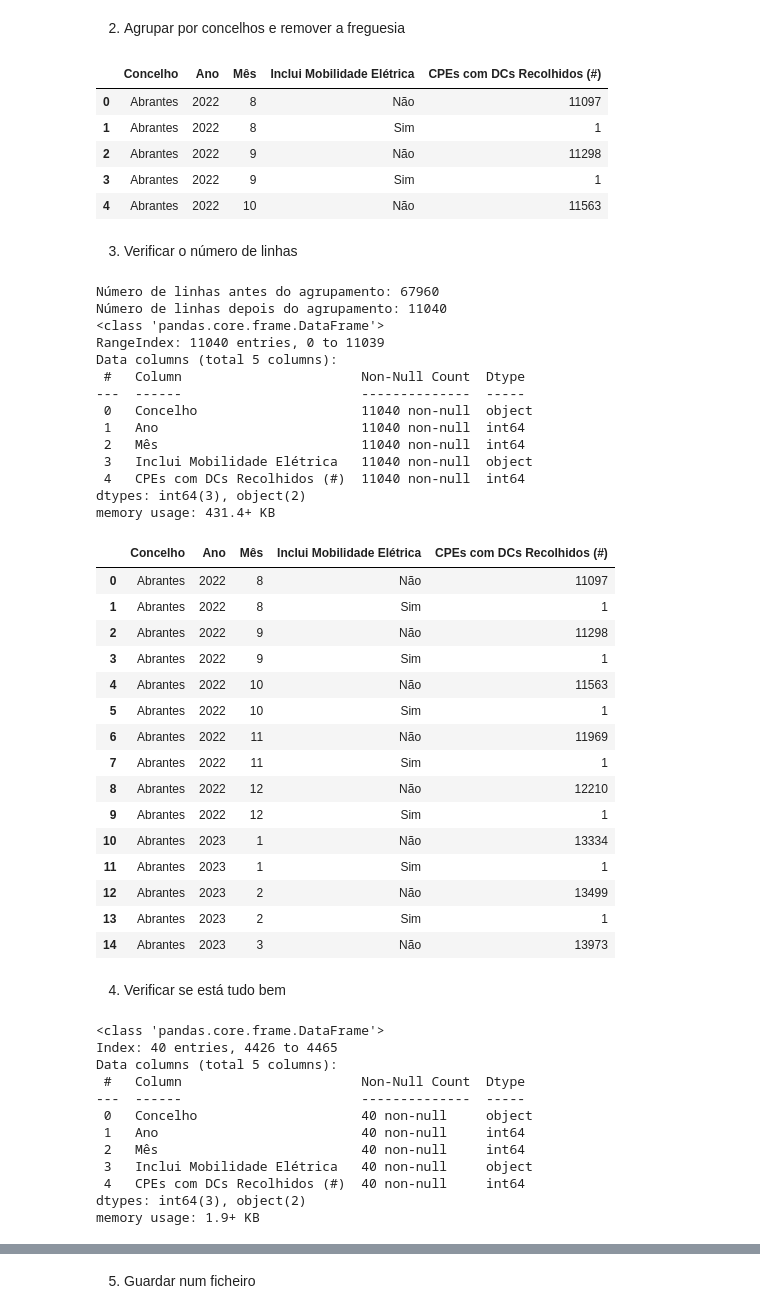
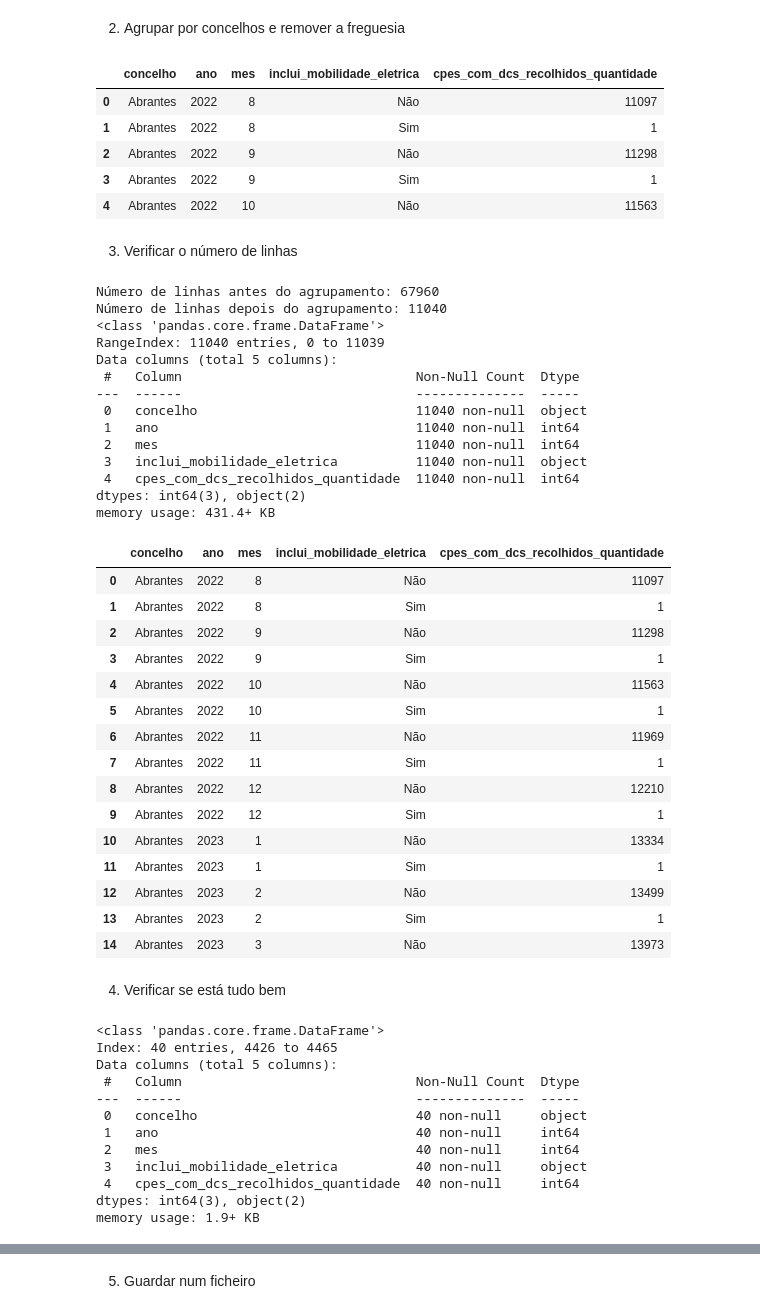
Before and after one commit to kreativermario/Projeto-DECD, a Jupyter notebook: notebooks/tratamento_22_diagrama_de_carga_por_instalacao.ipynb, the cells around one changed output, grey strips where cells are left out. Drawn from its saved outputs; the diff is of its cells as text; code cells hidden in the pictures.

```diff
--- a/notebooks/tratamento_22_diagrama_de_carga_por_instalacao.ipynb
+++ b/notebooks/tratamento_22_diagrama_de_carga_por_instalacao.ipynb
@@ -110,9 +110,10 @@ memory usage: 3.1+ MB
 # %%
 df_agrupado = df_diagrama_de_carga.groupby(['Concelho', 'Ano', 'Mês', 'Inclui Mobilidade Elétrica']).sum().reset_index()
 df_agrupado.drop(columns=['Freguesia'], inplace=True)
+df_agrupado.rename(columns={'Concelho':'concelho', 'Ano':'ano', 'Mês':'mes','Inclui Mobilidade Elétrica': 'inclui_mobilidade_eletrica', 'CPEs com DCs Recolhidos (#)':'cpes_com_dcs_recolhidos_quantidade'}, inplace=True)
 df_agrupado.head()
 # %% [output]
-|  | Concelho | Ano | Mês | Inclui Mobilidade Elétrica | CPEs com DCs Recolhidos (#) |
+|  | concelho | ano | mes | inclui_mobilidade_eletrica | cpes_com_dcs_recolhidos_quantidade |
 | 0 | Abrantes | 2022 | 8 | Não | 11097 |
 | 1 | Abrantes | 2022 | 8 | Sim | 1 |
 | 2 | Abrantes | 2022 | 9 | Não | 11298 |
@@ -140,16 +141,16 @@ Número de linhas depois do agrupamento: 11040
 <class 'pandas.core.frame.DataFrame'>
 RangeIndex: 11040 entries, 0 to 11039
 Data columns (total 5 columns):
- #   Column                       Non-Null Count  Dtype
----  ------                       --------------  -----
- 0   Concelho                     11040 non-null  object
- 1   Ano                          11040 non-null  int64
- 2   Mês                          11040 non-null  int64
- 3   Inclui Mobilidade Elétrica   11040 non-null  object
- 4   CPEs com DCs Recolhidos (#)  11040 non-null  int64
+ #   Column                              Non-Null Count  Dtype
+---  ------                              --------------  -----
+ 0   concelho                            11040 non-null  object
+ 1   ano                                 11040 non-null  int64
+ 2   mes                                 11040 non-null  int64
+ 3   inclui_mobilidade_eletrica          11040 non-null  object
+ 4   cpes_com_dcs_recolhidos_quantidade  11040 non-null  int64
 dtypes: int64(3), object(2)
 memory usage: 431.4+ KB
-|  | Concelho | Ano | Mês | Inclui Mobilidade Elétrica | CPEs com DCs Recolhidos (#) |
+|  | concelho | ano | mes | inclui_mobilidade_eletrica | cpes_com_dcs_recolhidos_quantidade |
 | 0 | Abrantes | 2022 | 8 | Não | 11097 |
 | 1 | Abrantes | 2022 | 8 | Sim | 1 |
 | 2 | Abrantes | 2022 | 9 | Não | 11298 |
@@ -169,19 +170,19 @@ memory usage: 431.4+ KB
 4. Verificar se está tudo bem
 # %%
 # Para a coleção de Consumos Mensais por Concelho
-df_consumos_lisboa = df_agrupado[df_agrupado['Concelho'] == 'Lisboa']
+df_consumos_lisboa = df_agrupado[df_agrupado['concelho'] == 'Lisboa']
 df_consumos_lisboa.info()
 # %% [output]
 <class 'pandas.core.frame.DataFrame'>
 Index: 40 entries, 4426 to 4465
 Data columns (total 5 columns):
- #   Column                       Non-Null Count  Dtype
----  ------                       --------------  -----
- 0   Concelho                     40 non-null     object
- 1   Ano                          40 non-null     int64
- 2   Mês                          40 non-null     int64
- 3   Inclui Mobilidade Elétrica   40 non-null     object
- 4   CPEs com DCs Recolhidos (#)  40 non-null     int64
+ #   Column                              Non-Null Count  Dtype
+---  ------                              --------------  -----
+ 0   concelho                            40 non-null     object
+ 1   ano                                 40 non-null     int64
+ 2   mes                                 40 non-null     int64
+ 3   inclui_mobilidade_eletrica          40 non-null     object
+ 4   cpes_com_dcs_recolhidos_quantidade  40 non-null     int64
 dtypes: int64(3), object(2)
 memory usage: 1.9+ KB
 # %%
```
Also changed, not shown: parts of 1 cell of this notebook, 3 other files.
